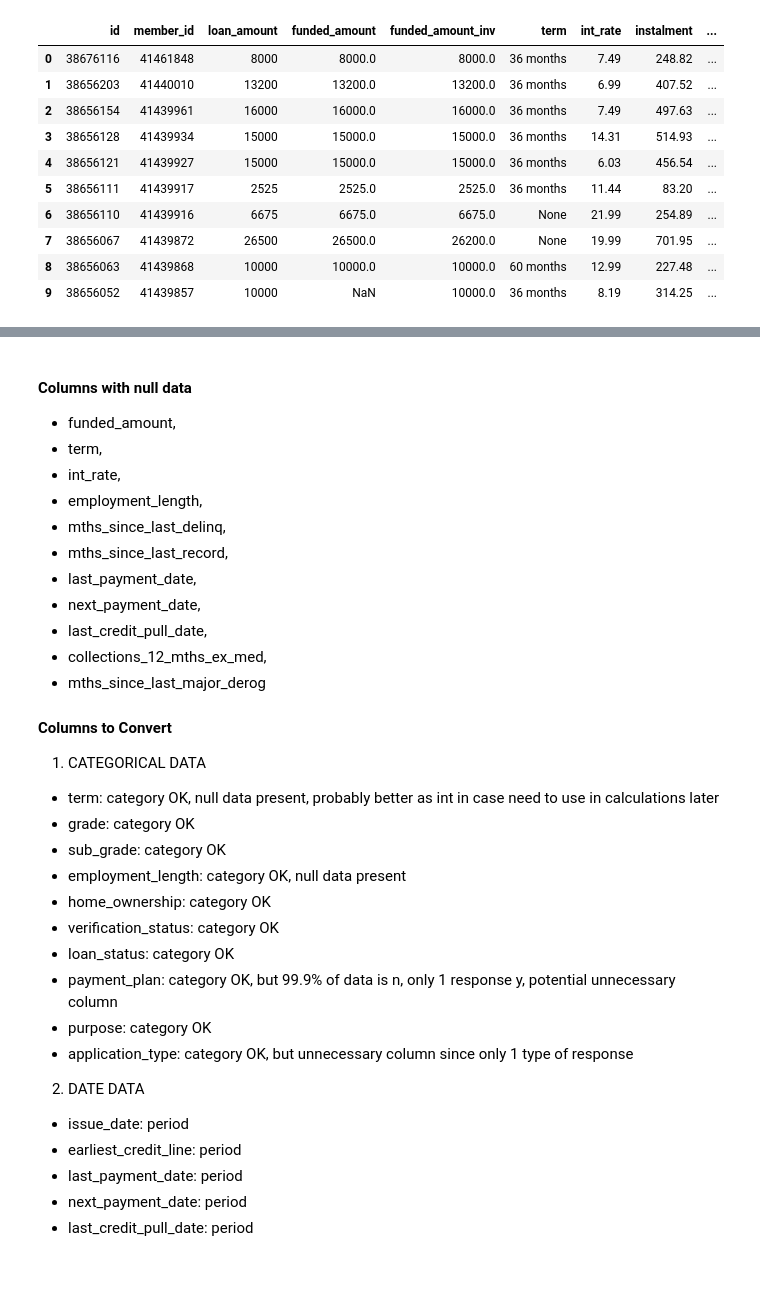
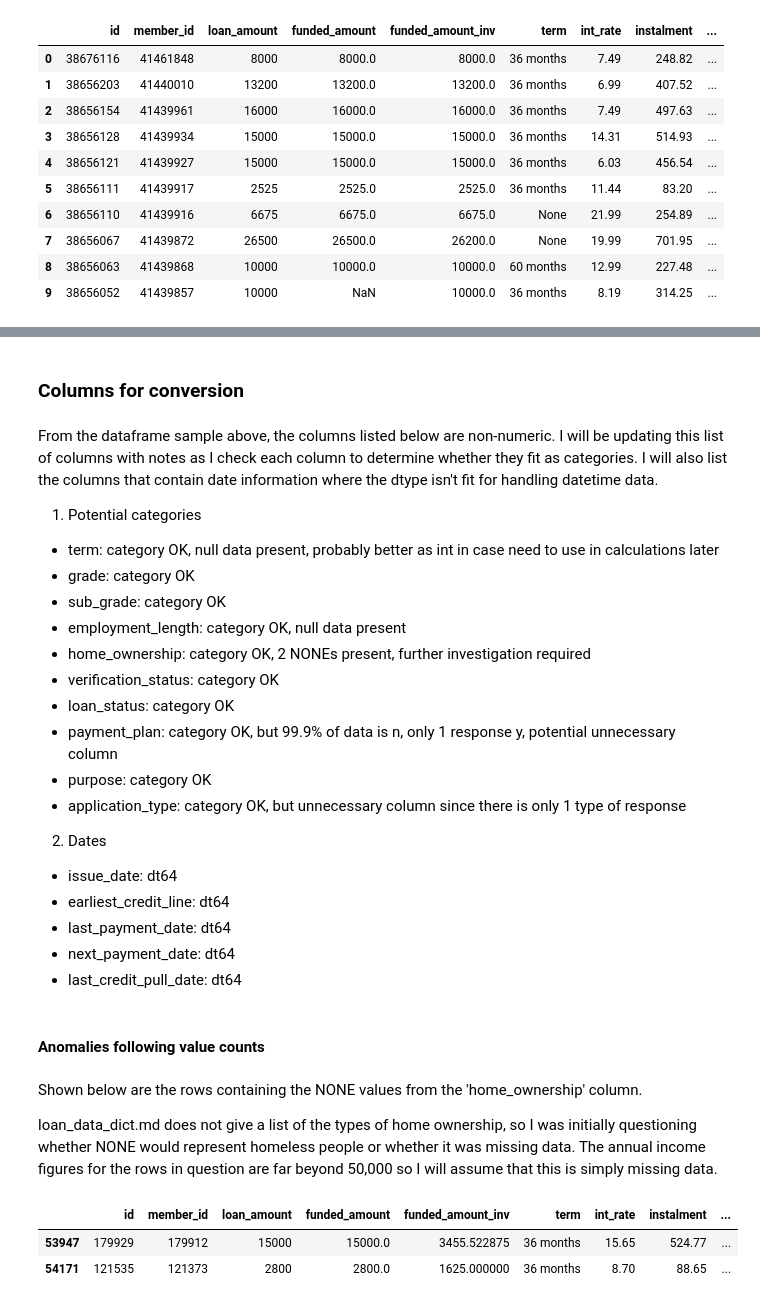
Before and after one commit to RyanCodeGit/exploratory-data-analysis---customer-loans-in-finance800, a Jupyter notebook: EDA.ipynb, the cells around one changed output, grey strips where cells are left out. Cells and saved outputs as stored; diff of their text form; code cells hidden in the pictures; blank space fills up the shorter version.

Commit message:
adds new classes, removes redundant methods, debugs some existing methods in db_utils.py, cleans up and shows more work in EDA.ipynb, updates todo list in README.md

```diff
--- a/EDA.ipynb
+++ b/EDA.ipynb
@@ -52,32 +82,21 @@ df.head(10)
+# %% [markdown]
+### Columns for conversion
 # %% [markdown]
-#### Columns with null data
-- funded_amount,
-- term,
-- int_rate,
-- employment_length,
-- mths_since_last_delinq,
-- mths_since_last_record,
-- last_payment_date,
-- next_payment_date,
-- last_credit_pull_date,
-- collections_12_mths_ex_med,
-- mths_since_last_major_derog
-
-#### Columns to Convert
-1. CATEGORICAL DATA
+From the dataframe sample above, the columns listed below are non-numeric. I will be updating this list of columns with notes as I check each column to determine whether they fit as categories. I will also list the columns that contain date information where the dtype isn't fit for handling datetime data.
+1. Potential categories
 - term: category OK, null data present, probably better as int in case need to use in calculations later
 - grade: category OK
 - sub_grade: category OK
 - employment_length: category OK, null data present
-- home_ownership: category OK
+- home_ownership: category OK, 2 NONEs present, further investigation required
 - verification_status: category OK
 - loan_status: category OK
 - payment_plan: category OK, but 99.9% of data is n, only 1 response y, potential unnecessary column
 - purpose: category OK
-- application_type: category OK, but unnecessary column since only 1 type of response
-2. DATE DATA
-- issue_date: period
-- earliest_credit_line: period
-- last_payment_date: period
-- next_payment_date: period
-- last_credit_pull_date: period
+- application_type: category OK, but unnecessary column since there is only 1 type of response
+2. Dates
+- issue_date: dt64
+- earliest_credit_line: dt64
+- last_payment_date: dt64
+- next_payment_date: dt64
+- last_credit_pull_date: dt64
@@ -83,0 +121,14 @@ df.head(10)
+# %% [markdown]
+#### Anomalies following value counts
+# %% [markdown]
+Shown below are the rows containing the NONE values from the 'home_ownership' column.
+
+loan_data_dict.md does not give a list of the types of home ownership, so I was initially questioning whether NONE would represent homeless people or whether it was missing data. The annual income figures for the rows in question are far beyond 50,000 so I will assume that this is simply missing data.
+# %%
+# Further investigation into 'NONE' anomaly in home_ownership column
+nones = df.loc[df['home_ownership'] == 'NONE']
+nones.head()
+# %% [output]
+|  | id | member_id | loan_amount | funded_amount | funded_amount_inv | term | int_rate | instalment | ... |
+| 53947 | 179929 | 179912 | 15000 | 15000.0 | 3455.522875 | 36 months | 15.65 | 524.77 | ... |
+| 54171 | 121535 | 121373 | 2800 | 2800.0 | 1625.000000 | 36 months | 8.70 | 88.65 | ... |
```
Also changed, not shown: parts of 17 cells of this notebook, 2 other files.
